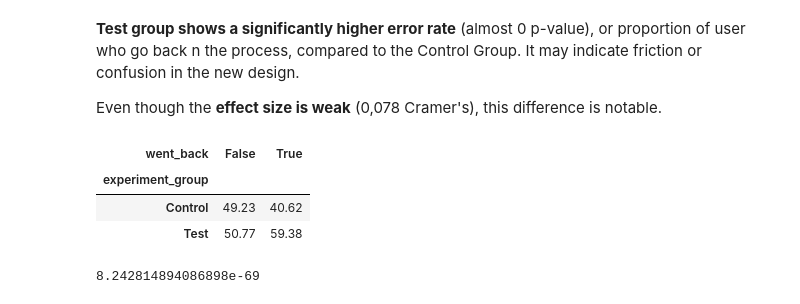
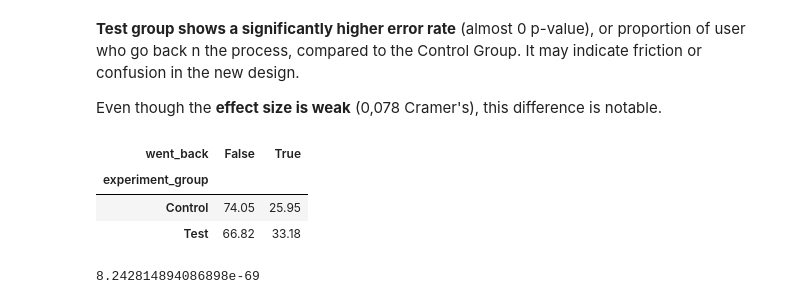
Before and after one commit to almudenaolg/Vanguard-AB-Test-Analysis, a Jupyter notebook: exploratory.ipynb, the cells around one changed output. Drawn from its saved outputs; the diff is of its cells as text; code cells hidden in the pictures.

```diff
--- a/exploratory.ipynb
+++ b/exploratory.ipynb
@@ -14,10 +14,10 @@ from functions import *
 %reload_ext autoreload
 %autoreload 2
 # %%
-df_demo = pd.read_csv('data/df_final_demo.txt')
-df_web_data_pt1 = pd.read_csv('data/df_final_web_data_pt_1.txt')
-df_web_data_pt2 = pd.read_csv('data/df_final_web_data_pt_2.txt')
-df_experiment_clients = pd.read_csv('data/df_final_experiment_clients.txt')
+df_demo = pd.read_csv('data/raw/df_final_demo.txt')
+df_web_data_pt1 = pd.read_csv('data/raw/df_final_web_data_pt_1.txt')
+df_web_data_pt2 = pd.read_csv('data/raw/df_final_web_data_pt_2.txt')
+df_experiment_clients = pd.read_csv('data/raw/df_final_experiment_clients.txt')
 # %% [markdown]
 2. **Join the web data**
 
@@ -615,14 +625,14 @@ crosstab_completion.plot(kind="bar", stacked=True)
 
 Even though the **effect size is weak** (0,078 Cramer's), this difference is notable.
 # %%
-#Create a crosstab only for 'Control' and 'Test'
 crosstab_error = pd.crosstab(df_filtered['experiment_group'], df_filtered['went_back'])
-((crosstab_error/crosstab_error.sum())*100).round(2)
+error_rate = (crosstab_error.div(crosstab_error.sum(axis=1), axis=0) * 100).round(2)
+error_rate
 # %% [output]
 | went_back | False | True |
 | experiment_group |  |  |
-| Control | 49.23 | 40.62 |
-| Test | 50.77 | 59.38 |
+| Control | 74.05 | 25.95 |
+| Test | 66.82 | 33.18 |
 # %%
 chi_results(crosstab_error)
 # %% [output]
```
Also changed, not shown: parts of 19 cells of this notebook, 11 other files.
